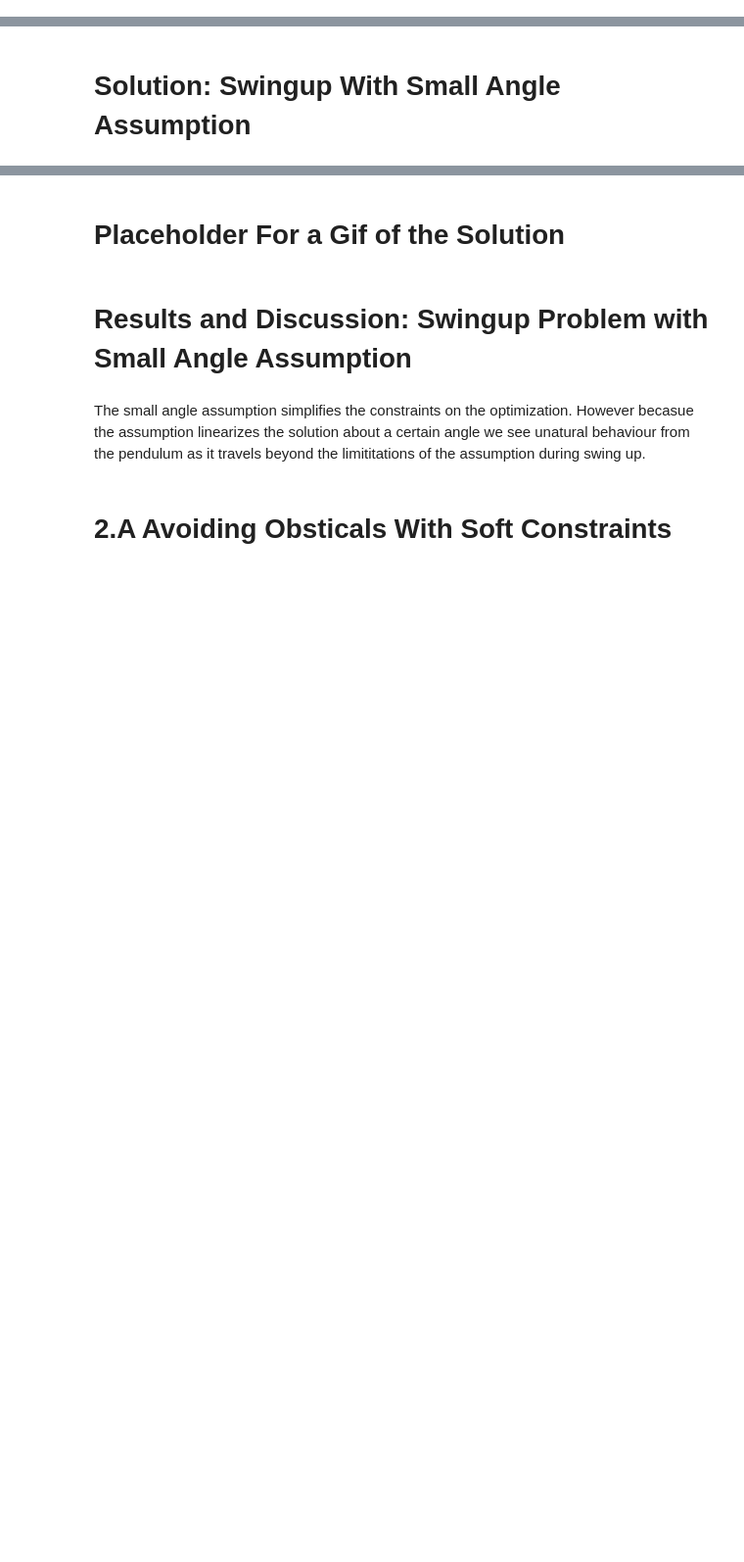
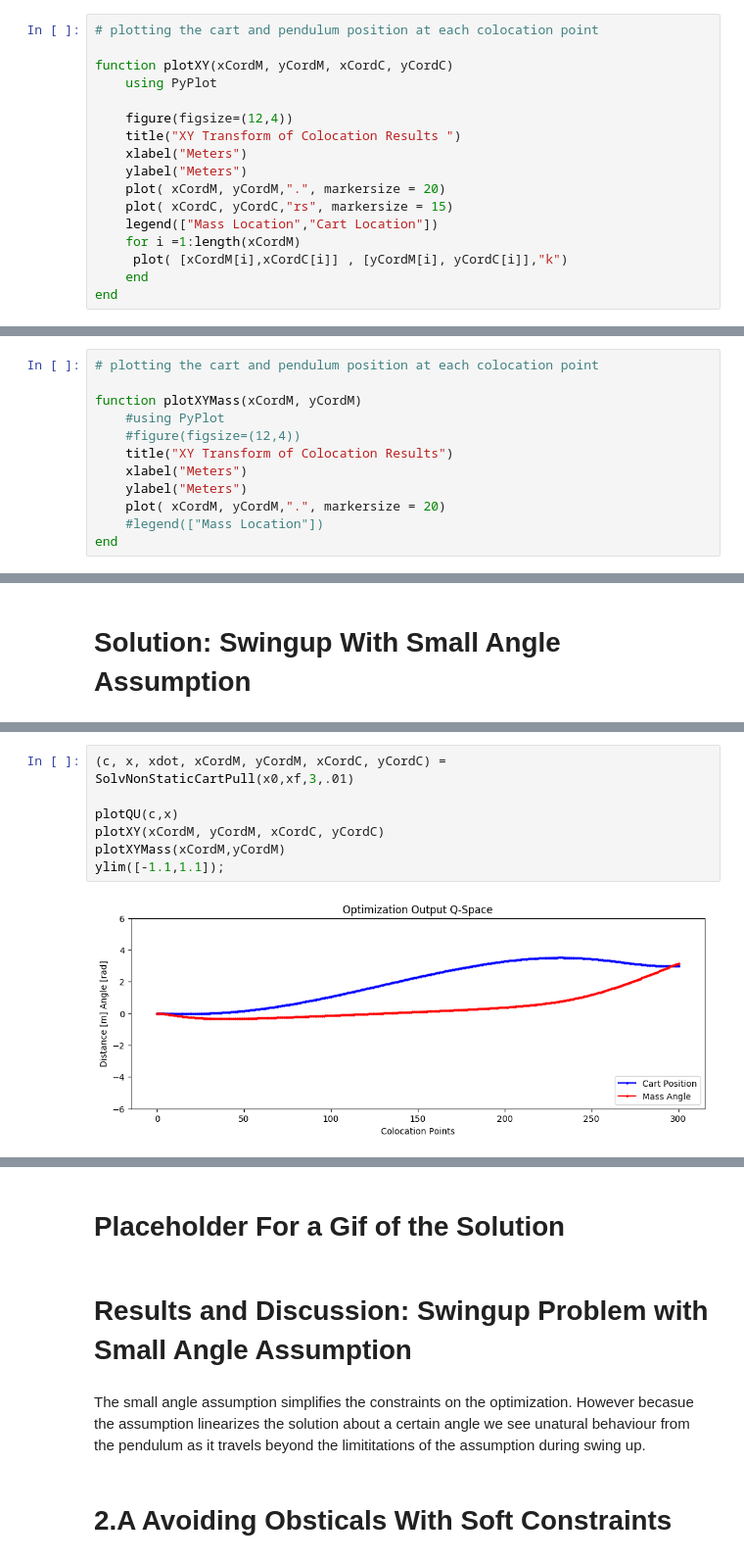
Before and after one commit to the1kieran/pullCartTrajOpt, a Jupyter notebook: finalProject/PatrickProject.ipynb, the cells around one changed output, grey strips where cells are left out. Shown at 98% size. Saved outputs shown, nothing was run; the diff lists cells and outputs as text; blank space fills up the shorter version.

Commit message:
Updated solutions with plotting functions

```diff
--- a/finalProject/PatrickProject.ipynb
+++ b/finalProject/PatrickProject.ipynb
@@ -110,0 +135,17 @@ SolvNonStaticCartPull
+# %%
+# plotting the cart and pendulum position at each colocation point
+
+function plotXY(xCordM, yCordM, xCordC, yCordC)
+    using PyPlot
+
+    figure(figsize=(12,4))
+    title("XY Transform of Colocation Results ")
+    xlabel("Meters")
+    ylabel("Meters")
+    plot( xCordM, yCordM,".", markersize = 20)
+    plot( xCordC, yCordC,"rs", markersize = 15)
+    legend(["Mass Location","Cart Location"])
+    for i =1:length(xCordM)
+     plot( [xCordM[i],xCordC[i]] , [yCordM[i], yCordC[i]],"k")
+    end
+end
@@ -110,0 +154,12 @@ SolvNonStaticCartPull
+# %%
+# plotting the cart and pendulum position at each colocation point
+
+function plotXYMass(xCordM, yCordM)
+    #using PyPlot
+    #figure(figsize=(12,4))
+    title("XY Transform of Colocation Results")
+    xlabel("Meters")
+    ylabel("Meters")
+    plot( xCordM, yCordM,".", markersize = 20)
+    #legend(["Mass Location"])
+end
@@ -147,0 +206,9 @@ ylim([-1.1,1.1]);
+# %%
+(c, x, xdot, xCordM, yCordM, xCordC, yCordC) = SolvNonStaticCartPull(x0,xf,3,.01)
+
+plotQU(c,x)
+plotXY(xCordM, yCordM, xCordC, yCordC)
+plotXYMass(xCordM,yCordM)
+ylim([-1.1,1.1]);
+# %% [output]
+[figure, added]
```
Also changed, not shown: parts of 11 cells of this notebook.
